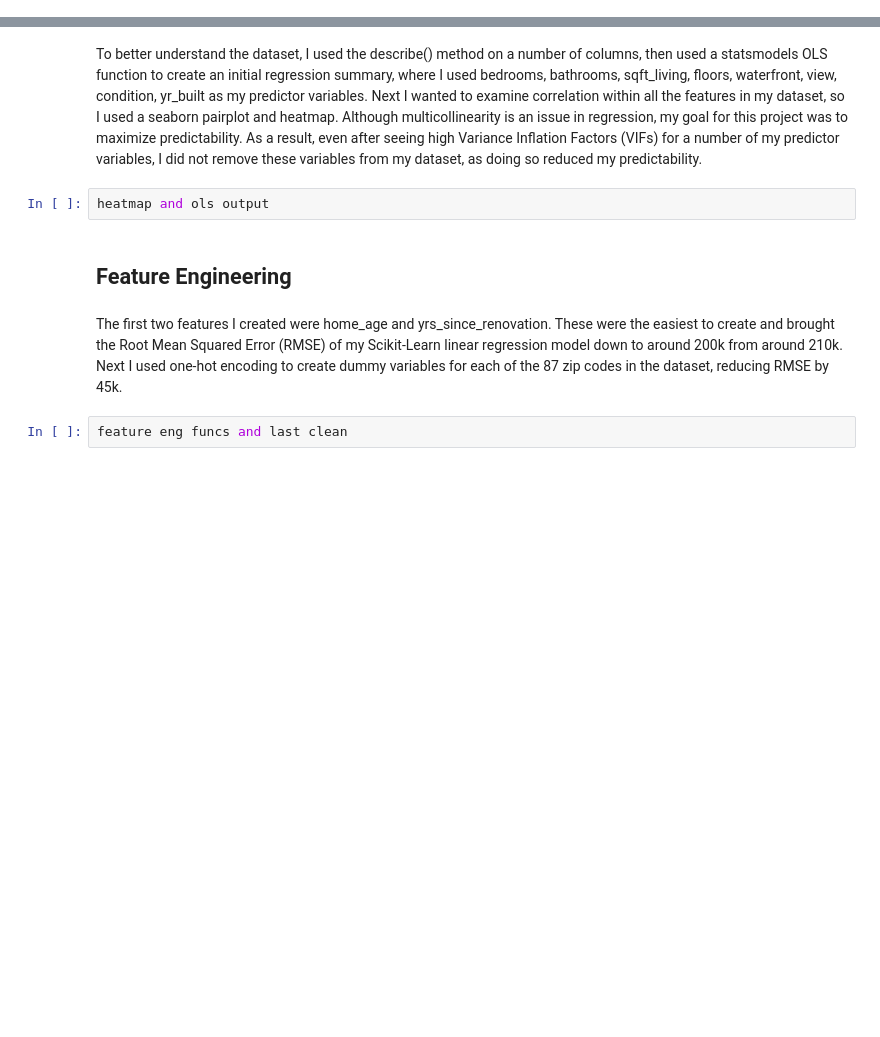
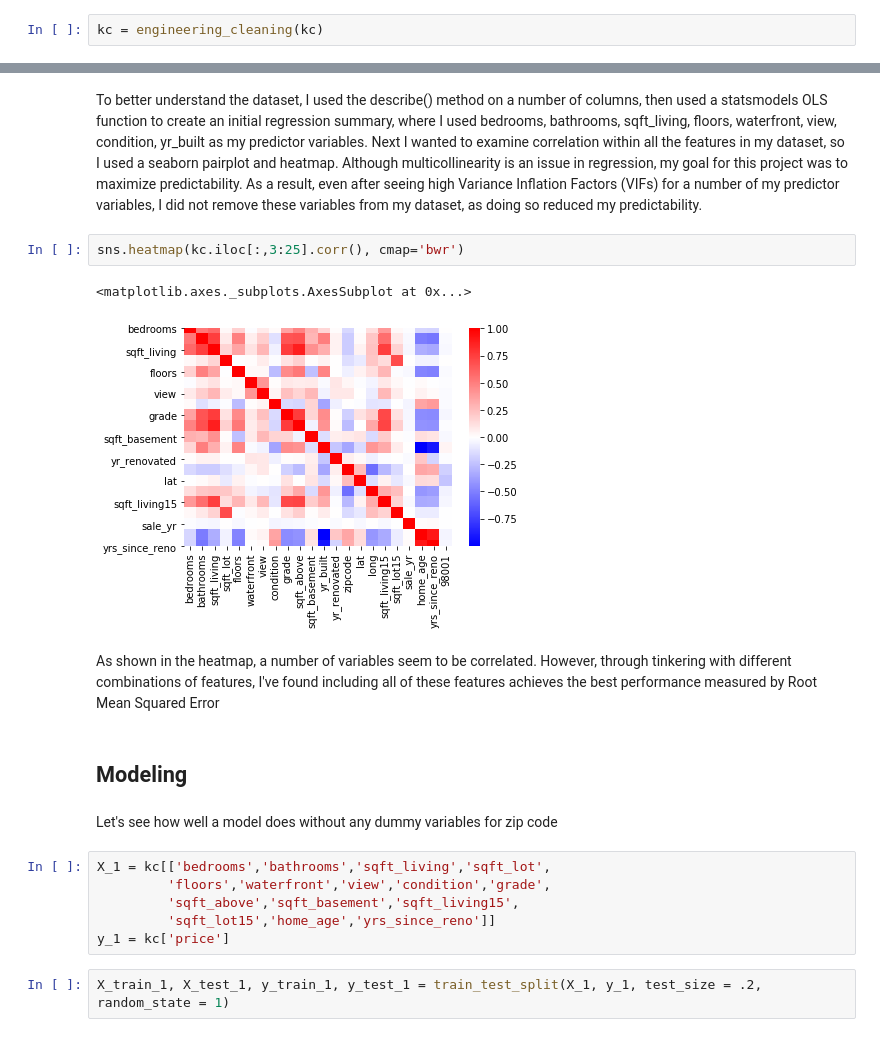
Before and after one commit to jakeoddi/kc_housing, a Jupyter notebook: kc_housing_data_notebook.ipynb, the cells around one changed output, grey strips where cells are left out. Cells and saved outputs as stored; diff of their text form; blank space fills up the shorter version.

```diff
--- a/kc_housing_data_notebook.ipynb
+++ b/kc_housing_data_notebook.ipynb
@@ -46,0 +119,2 @@ cleaning funcs
+# %%
+kc = engineering_cleaning(kc)
@@ -48,11 +131,22 @@ cleaning funcs
 ## A First Glance
 # %% [markdown]
 To better understand the dataset, I used the describe() method on a number of columns, then used a statsmodels OLS function to create an initial regression summary, where I used bedrooms, bathrooms, sqft_living, floors, waterfront, view, condition, yr_built as my predictor variables. Next I wanted to examine correlation within all the features in my dataset, so I used a seaborn pairplot and heatmap. Although multicollinearity is an issue in regression, my goal for this project was to maximize predictability. As a result, even after seeing high Variance Inflation Factors (VIFs) for a number of my predictor variables, I did not remove these variables from my dataset, as doing so reduced my predictability.
-# %%
-heatmap and ols output
-# %% [markdown]
-## Feature Engineering
-# %% [markdown]
-The first two features I created were home_age and yrs_since_renovation. These were the easiest to create and brought the Root Mean Squared Error (RMSE) of my Scikit-Learn linear regression model down to around 200k from around 210k. Next I used one-hot encoding to create dummy variables for each of the 87 zip codes in the dataset, reducing RMSE by 45k.
-# %%
-feature eng funcs and last clean
+# %%
+sns.heatmap(kc.iloc[:,3:25].corr(), cmap='bwr')
+# %% [output]
+<matplotlib.axes._subplots.AxesSubplot at 0x...>
+[figure, added]
+# %% [markdown]
+As shown in the heatmap, a number of variables seem to be correlated. However, through tinkering with different combinations of features, I've found including all of these features achieves the best performance measured by Root Mean Squared Error
+# %% [markdown]
+## Modeling
+# %% [markdown]
+Let's see how well a model does without any dummy variables for zip code
+# %%
+X_1 = kc[['bedrooms','bathrooms','sqft_living','sqft_lot',
+         'floors','waterfront','view','condition','grade',
+         'sqft_above','sqft_basement','sqft_living15',
+         'sqft_lot15','home_age','yrs_since_reno']]
+y_1 = kc['price']
+# %%
+X_train_1, X_test_1, y_train_1, y_test_1 = train_test_split(X_1, y_1, test_size = .2, random_state = 1)
```
Also changed, not shown: parts of 42 cells of this notebook, 1 other file.
